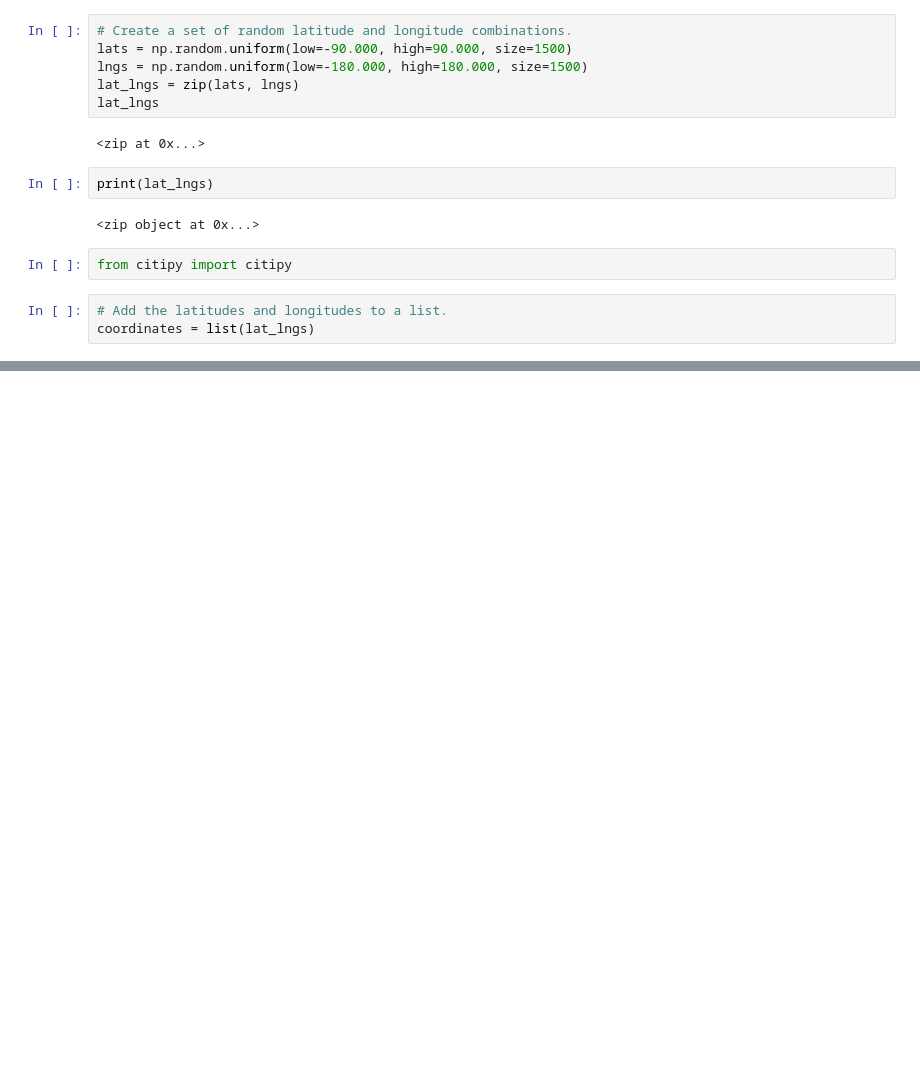
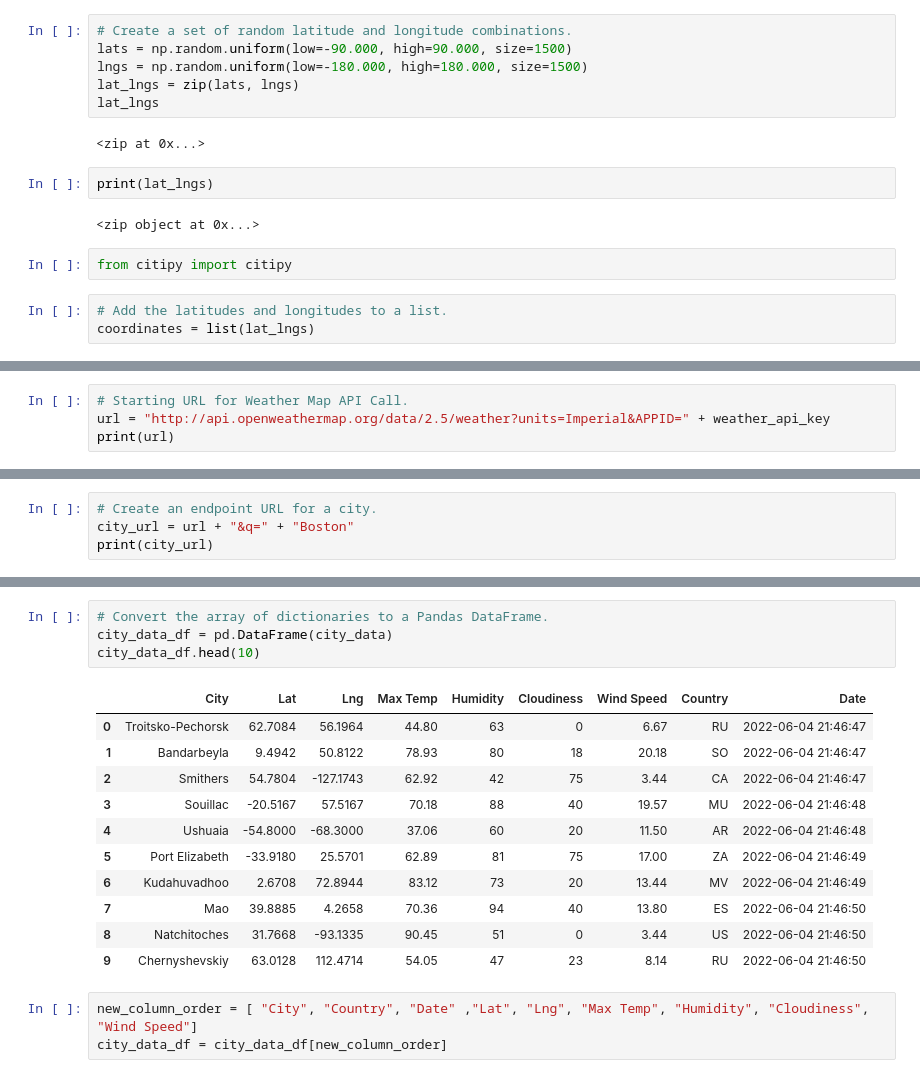
Before and after one commit to choksiamit-ds/World_Weather_Analysis, a Jupyter notebook: WeatherPy.ipynb, the cells around one changed output, grey strips where cells are left out. Drawn from its saved outputs; the diff is of its cells as text; blank space fills up the shorter version.

```diff
--- a/WeatherPy.ipynb
+++ b/WeatherPy.ipynb
@@ -36,0 +64,4 @@ len(cities)
+# %%
+# Starting URL for Weather Map API Call.
+url = "http://api.openweathermap.org/data/2.5/weather?units=Imperial&APPID=" + weather_api_key
+print(url)
@@ -36,0 +70,4 @@ len(cities)
+# %%
+# Create an endpoint URL for a city.
+city_url = url + "&q=" + "Boston"
+print(city_url)
@@ -36,0 +252,19 @@ len(cities)
+# %%
+# Convert the array of dictionaries to a Pandas DataFrame.
+city_data_df = pd.DataFrame(city_data)
+city_data_df.head(10)
+# %% [output]
+|  | City | Lat | Lng | Max Temp | Humidity | Cloudiness | Wind Speed | Country | Date |
+| 0 | Troitsko-Pechorsk | 62.7084 | 56.1964 | 44.80 | 63 | 0 | 6.67 | RU | 2022-06-04 21:46:47 |
+| 1 | Bandarbeyla | 9.4942 | 50.8122 | 78.93 | 80 | 18 | 20.18 | SO | 2022-06-04 21:46:47 |
+| 2 | Smithers | 54.7804 | -127.1743 | 62.92 | 42 | 75 | 3.44 | CA | 2022-06-04 21:46:47 |
+| 3 | Souillac | -20.5167 | 57.5167 | 70.18 | 88 | 40 | 19.57 | MU | 2022-06-04 21:46:48 |
+| 4 | Ushuaia | -54.8000 | -68.3000 | 37.06 | 60 | 20 | 11.50 | AR | 2022-06-04 21:46:48 |
+| 5 | Port Elizabeth | -33.9180 | 25.5701 | 62.89 | 81 | 75 | 17.00 | ZA | 2022-06-04 21:46:49 |
+| 6 | Kudahuvadhoo | 2.6708 | 72.8944 | 83.12 | 73 | 20 | 13.44 | MV | 2022-06-04 21:46:49 |
+| 7 | Mao | 39.8885 | 4.2658 | 70.36 | 94 | 40 | 13.80 | ES | 2022-06-04 21:46:50 |
+| 8 | Natchitoches | 31.7668 | -93.1335 | 90.45 | 51 | 0 | 3.44 | US | 2022-06-04 21:46:50 |
+| 9 | Chernyshevskiy | 63.0128 | 112.4714 | 54.05 | 47 | 23 | 8.14 | RU | 2022-06-04 21:46:50 |
+# %%
+new_column_order = [ "City", "Country", "Date" ,"Lat", "Lng", "Max Temp", "Humidity", "Cloudiness", "Wind Speed"]
+city_data_df = city_data_df[new_column_order]
```
Also changed, not shown: parts of 24 cells of this notebook, 1 other file.
